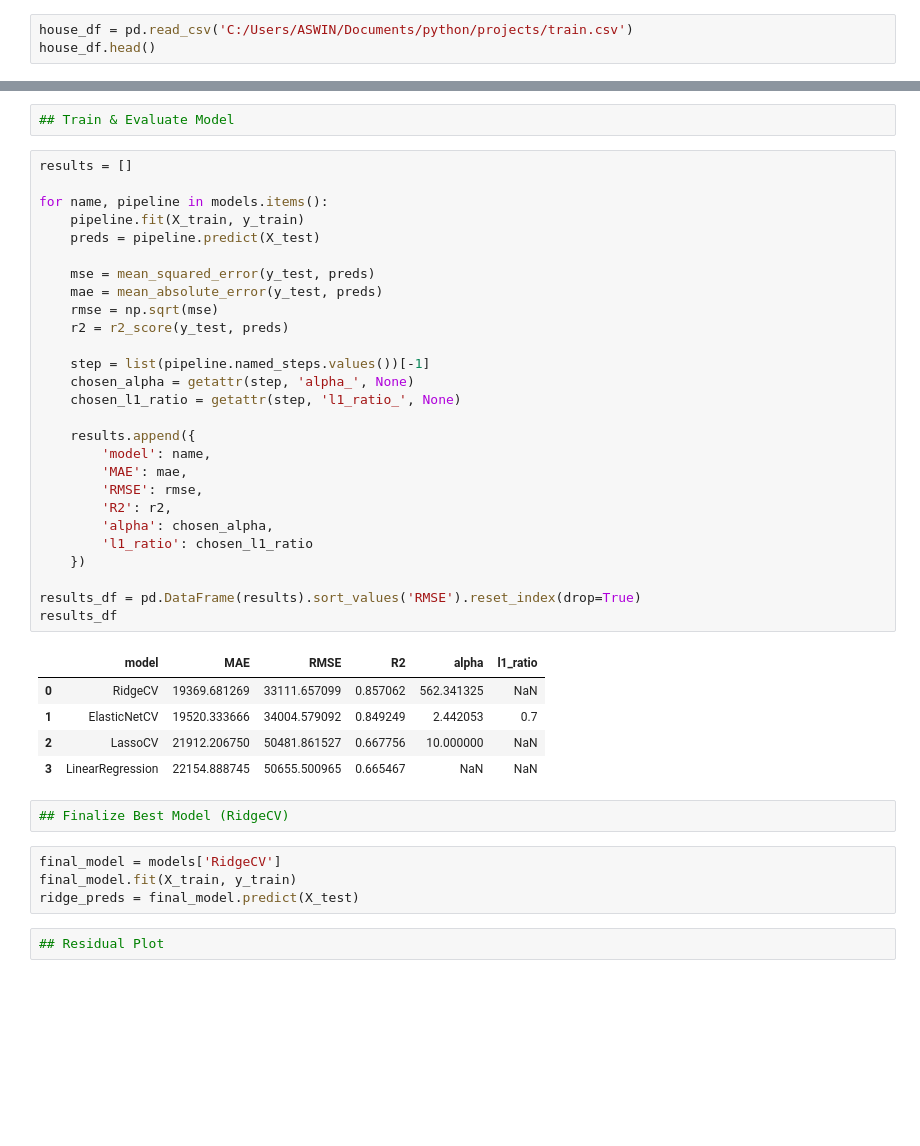
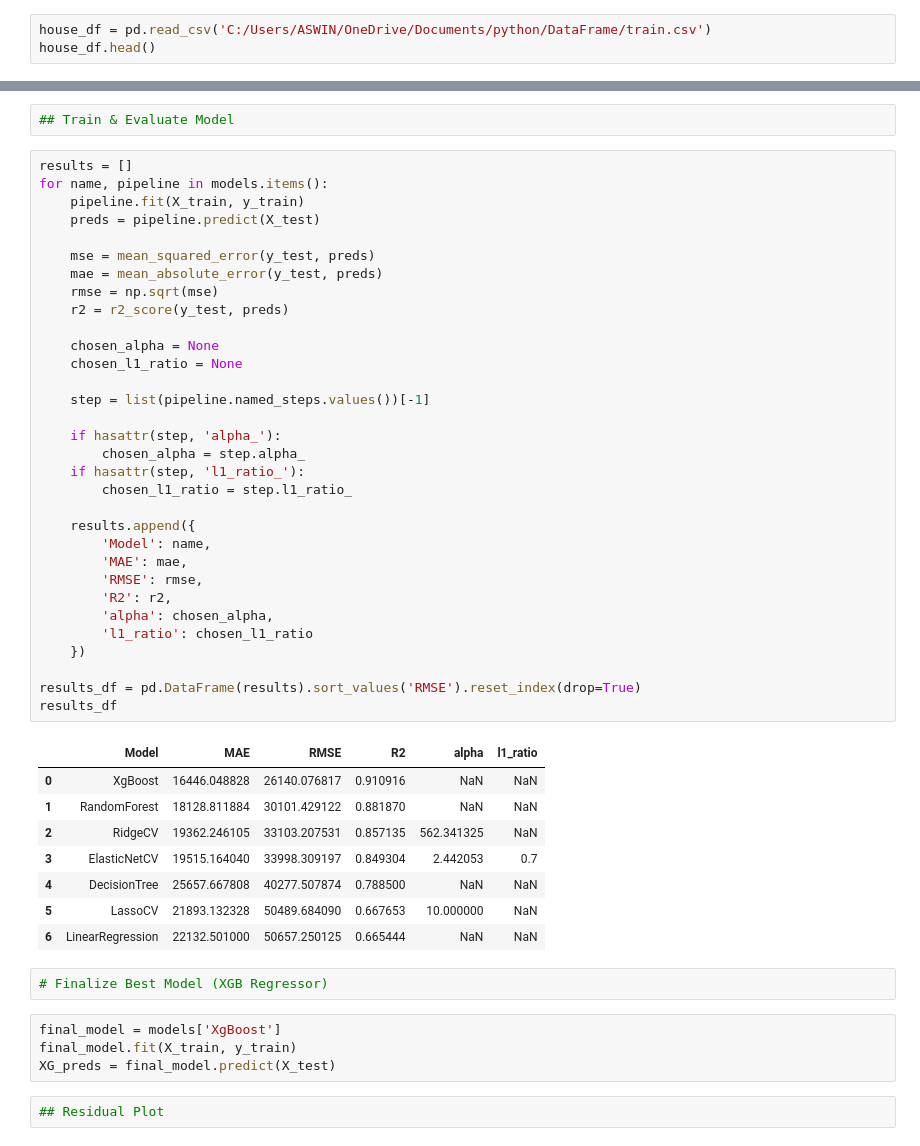
Before and after one commit to aswin-yp/data-journey, a Jupyter notebook: House-Price-Prediction/house_prediction.ipynb, the cells around one changed output, grey strips where cells are left out. Saved outputs shown, nothing was run; the diff lists cells and outputs as text; blank space fills up the shorter version.

```diff
--- a/House-Price-Prediction/house_prediction.ipynb
+++ b/House-Price-Prediction/house_prediction.ipynb
@@ -20,5 +22,5 @@ warnings.filterwarnings("ignore", category=ConvergenceWarning)
 # %%
-house_df = pd.read_csv('C:/Users/ASWIN/Documents/python/projects/train.csv')
+house_df = pd.read_csv('C:/Users/ASWIN/OneDrive/Documents/python/DataFrame/train.csv')
 house_df.head()
 # %% [output]
 |  | Id | MSSubClass | MSZoning | LotFrontage | LotArea | Street | Alley | LotShape | LandContour | ... |
@@ -219,43 +234,51 @@ models = {
 ## Train & Evaluate Model
 # %%
 results = []
-
 for name, pipeline in models.items():
     pipeline.fit(X_train, y_train)
     preds = pipeline.predict(X_test)
 
     mse = mean_squared_error(y_test, preds)
     mae = mean_absolute_error(y_test, preds)
     rmse = np.sqrt(mse)
     r2 = r2_score(y_test, preds)
 
+    chosen_alpha = None
+    chosen_l1_ratio = None
+
     step = list(pipeline.named_steps.values())[-1]
-    chosen_alpha = getattr(step, 'alpha_', None)
-    chosen_l1_ratio = getattr(step, 'l1_ratio_', None)
+
+    if hasattr(step, 'alpha_'):
+        chosen_alpha = step.alpha_
+    if hasattr(step, 'l1_ratio_'):
+        chosen_l1_ratio = step.l1_ratio_
 
     results.append({
-        'model': name,
+        'Model': name,
         'MAE': mae,
         'RMSE': rmse,
         'R2': r2,
         'alpha': chosen_alpha,
         'l1_ratio': chosen_l1_ratio
     })
 
 results_df = pd.DataFrame(results).sort_values('RMSE').reset_index(drop=True)
 results_df
 # %% [output]
-|  | model | MAE | RMSE | R2 | alpha | l1_ratio |
-| 0 | RidgeCV | 19369.681269 | 33111.657099 | 0.857062 | 562.341325 | NaN |
-| 1 | ElasticNetCV | 19520.333666 | 34004.579092 | 0.849249 | 2.442053 | 0.7 |
-| 2 | LassoCV | 21912.206750 | 50481.861527 | 0.667756 | 10.000000 | NaN |
-| 3 | LinearRegression | 22154.888745 | 50655.500965 | 0.665467 | NaN | NaN |
+|  | Model | MAE | RMSE | R2 | alpha | l1_ratio |
+| 0 | XgBoost | 16446.048828 | 26140.076817 | 0.910916 | NaN | NaN |
+| 1 | RandomForest | 18128.811884 | 30101.429122 | 0.881870 | NaN | NaN |
+| 2 | RidgeCV | 19362.246105 | 33103.207531 | 0.857135 | 562.341325 | NaN |
+| 3 | ElasticNetCV | 19515.164040 | 33998.309197 | 0.849304 | 2.442053 | 0.7 |
+| 4 | DecisionTree | 25657.667808 | 40277.507874 | 0.788500 | NaN | NaN |
+| 5 | LassoCV | 21893.132328 | 50489.684090 | 0.667653 | 10.000000 | NaN |
+| 6 | LinearRegression | 22132.501000 | 50657.250125 | 0.665444 | NaN | NaN |
 # %%
-## Finalize Best Model (RidgeCV)
+# Finalize Best Model (XGB Regressor)
 # %%
-final_model = models['RidgeCV']
+final_model = models['XgBoost']
 final_model.fit(X_train, y_train)
-ridge_preds = final_model.predict(X_test)
+XG_preds = final_model.predict(X_test)
 # %%
 ## Residual Plot
 # %%
```
Also changed, not shown: parts of 9 cells of this notebook.
